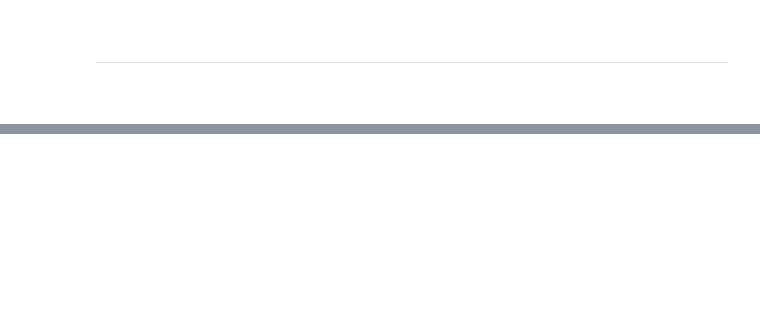
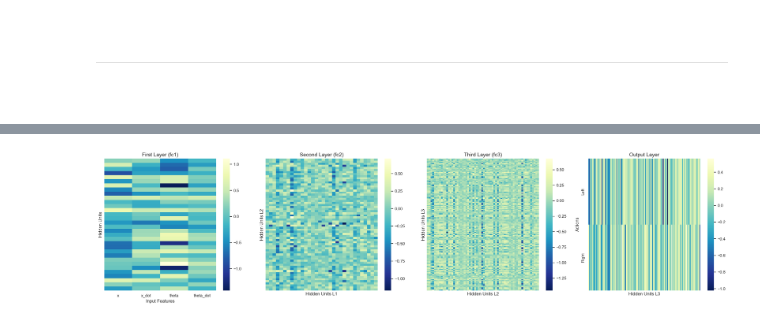
Before and after one commit to AnninaDelacour/rdl_assignment4, a Jupyter notebook: Cart_Pole_Annina.ipynb, the cells around one changed output, grey strips where cells are left out. Cells and saved outputs as stored; diff of their text form; code cells hidden in the pictures; blank space fills up the shorter version.

```diff
--- a/Cart_Pole_Annina.ipynb
+++ b/Cart_Pole_Annina.ipynb
@@ -221,10 +219,19 @@ def train_dqn(agent, env, num_episodes=10000, batch_size=12, epsilon_start=1.0,
 # %%
-agent = DQNAgent(state_dim, action_dim, learning_rate=0.01, gamma=0.99, hidden_units=128)
+agent = DQNAgent(state_dim=state_dim,
+                 action_dim=action_dim,
+                 learning_rate=0.0001,
+                 gamma=0.99)
+
+agent.q_network.fc1.register_forward_hook(hook_fn)
+agent.q_network.fc2.register_forward_hook(hook_fn)
+agent.q_network.fc3.register_forward_hook(hook_fn)
+
 
 episode_rewards = train_dqn(agent, env,
-                            num_episodes=500,
+                            num_episodes=1500,
                             batch_size=128,
                             epsilon_start=1.0,
-                            epsilon_end=0.01,
-                            epsilon_decay=500)
+                            epsilon_end=0.05,
+                            epsilon_decay=0.001,
+                            reward_threshold=195)
 # %% [output]
@@ -266,7 +252,7 @@ env = RecordVideo(env, video_folder="cartpole-agent", name_prefix="eval",
                   episode_trigger=lambda x: True)
 env = RecordEpisodeStatistics(env, buffer_length=1)
 
-agent.q_network.load_state_dict(torch.load('best_dqn_cartpole.pth'))
+agent.q_network.load_state_dict(torch.load('dqn_cartpole.pth'))
 agent.q_network.eval()
 
 state, _ = env.reset()
@@ -450,0 +438,43 @@ NameError: name 'episodes' is not defined
+# %%
+weights_fc1 = agent.q_network.fc1.weight.data.cpu().numpy()
+weights_fc2 = agent.q_network.fc2.weight.data.cpu().numpy()
+weights_fc3 = agent.q_network.fc3.weight.data.cpu().numpy()
+weights_out = agent.q_network.out.weight.data.cpu().numpy()
+
+
+
+fig, axes = plt.subplots(1, 4, figsize=(24, 6))
+cmap = "YlGnBu_r"
+
+# fc1
+sns.heatmap(weights_fc1, cmap=cmap, cbar=True, ax=axes[0],
+            xticklabels=["x", "x_dot", "theta", "theta_dot"], yticklabels=False)
+axes[0].set_title("First Layer (fc1)", fontsize=14)
+axes[0].set_xlabel("Input Features")
+axes[0].set_ylabel("Hidden Units")
+
+# fc2
+sns.heatmap(weights_fc2, cmap=cmap, cbar=True, ax=axes[1],
+            xticklabels=False, yticklabels=False)
+axes[1].set_title("Second Layer (fc2)", fontsize=14)
+axes[1].set_xlabel("Hidden Units L1")
+axes[1].set_ylabel("Hidden Units L2")
+
+# fc3
+sns.heatmap(weights_fc3, cmap=cmap, cbar=True, ax=axes[2],
+            xticklabels=False, yticklabels=False)
+axes[2].set_title("Third Layer (fc3)", fontsize=14)
+axes[2].set_xlabel("Hidden Units L2")
+axes[2].set_ylabel("Hidden Units L3")
+
+# Output Layer
+sns.heatmap(weights_out, cmap=cmap, cbar=True, ax=axes[3],
+            annot=False, fmt=".2f", xticklabels=False, yticklabels=["Left", "Right"])
+axes[3].set_title("Output Layer", fontsize=14)
+axes[3].set_xlabel("Hidden Units L3")
+axes[3].set_ylabel("Actions")
+
+plt.tight_layout()
+plt.show()
+# %% [output]
+[figure, added]
```
Also changed, not shown: parts of 41 cells of this notebook, 5 other files.
